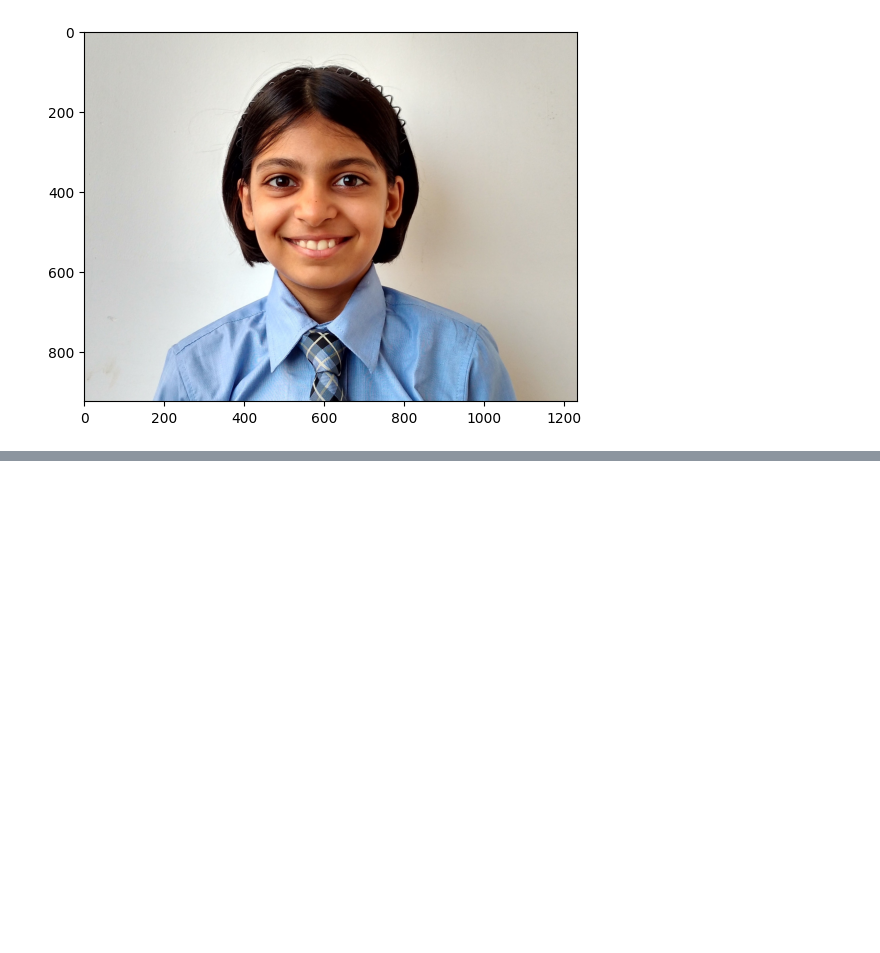
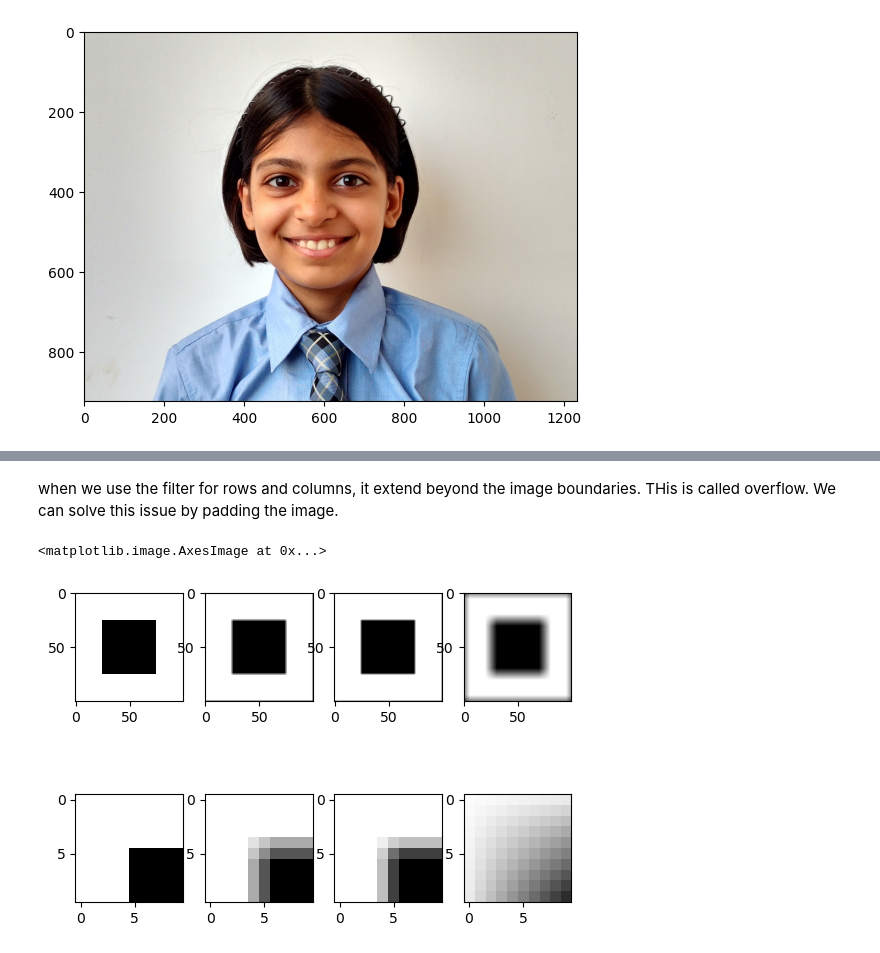
Before and after one commit to Shruti-Karandikar/Mini-Projects, a Jupyter notebook: Image_Processing.ipynb, the cells around one changed output, grey strips where cells are left out. Drawn from its saved outputs; the diff is of its cells as text; code cells hidden in the pictures; blank space fills up the shorter version.

```diff
--- a/Image_Processing.ipynb
+++ b/Image_Processing.ipynb
@@ -309,0 +170,38 @@ plt.imshow(resized_img)
+# %% [markdown]
+when we use the filter for rows and columns, it extend beyond the image boundaries. THis is called overflow. We can solve this issue by padding the image.
+# %%
+# Filter to the 1st/last row/column so that they are also processed (0 padding)
+def filter_image_padding(img, filter, f=1):
+    newimage = np.empty_like(img)
+
+    d0 = filter.shape[0] // 2
+    padded = np.pad(img, ((d0,d0), (d0,d0), (0,0)), mode='constant', constant_values=(0, 0))
+
+    for r in range(d0, padded.shape[0]-d0):
+        for c in range(d0, padded.shape[1]-d0):
+
+            newimage[r-d0,c-d0,0] = np.sum(padded[r-d0:r+d0+1, c-d0:c+d0+1, 0] * filter) / f
+            newimage[r-d0,c-d0,1] = np.sum(padded[r-d0:r+d0+1, c-d0:c+d0+1, 1] * filter) / f
+            newimage[r-d0,c-d0,2] = np.sum(padded[r-d0:r+d0+1, c-d0:c+d0+1, 2] * filter) / f
+
+        if r % 200 == 0:
+            print("Done with row:", r)
+
+    return newimage
+# %%
+img1 = filter_image_padding(test_img, blur_filter, np.sum(blur_filter))
+img2 = filter_image_padding(test_img, center_weighted_filter, np.sum(center_weighted_filter))
+img3 = filter_image_padding(test_img, mega_blur, np.sum(mega_blur))
+
+fig, ax = plt.subplots(2, 4)
+ax[0,0].imshow(test_img)
+ax[0,1].imshow(img1)
+ax[0,2].imshow(img2)
+ax[0,3].imshow(img3)
+ax[1,0].imshow(test_img[20:30, 20:30, :])
+ax[1,1].imshow(img1[20:30, 20:30, :])
+ax[1,2].imshow(img2[20:30, 20:30, :])
+ax[1,3].imshow(img3[20:30, 20:30, :])
+# %% [output]
+<matplotlib.image.AxesImage at 0x...>
+[figure, added]
```
Also changed, not shown: parts of 43 cells of this notebook.
